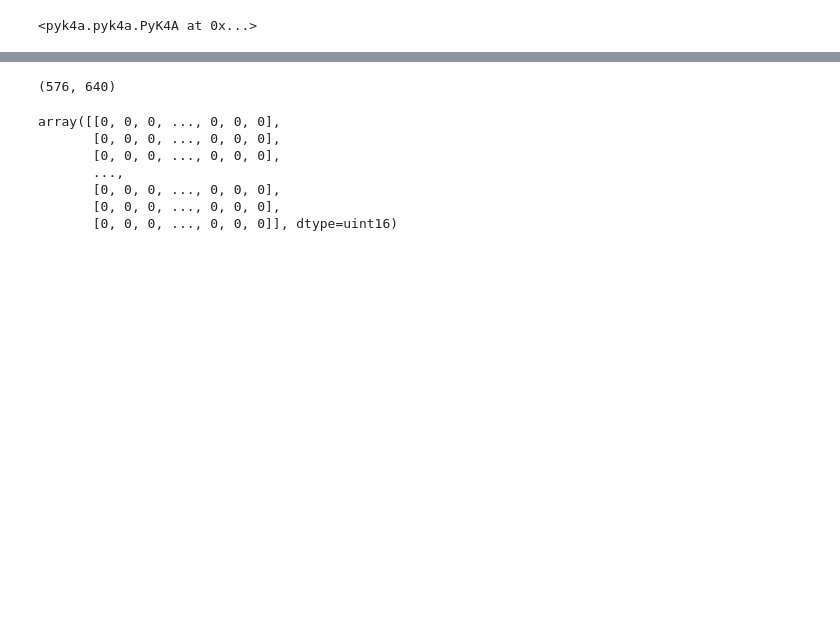
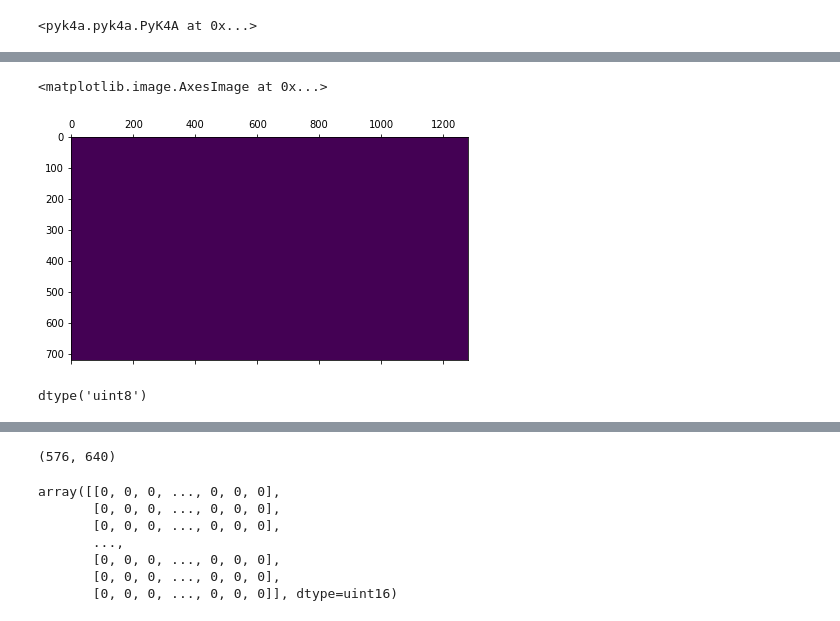
Before and after one commit to timsainb/kinectacq, a Jupyter notebook: notebooks/test-capture-azures.ipynb, the cells around one changed output, grey strips where cells are left out. Saved outputs shown, nothing was run; the diff lists cells and outputs as text; code cells hidden in the pictures; blank space fills up the shorter version.

```diff
--- a/notebooks/test-capture-azures.ipynb
+++ b/notebooks/test-capture-azures.ipynb
@@ -97,0 +111,9 @@ np.shape(capture.depth)
+# %%
+plt.matshow(capture.color[:,:,3])
+# %% [output]
+<matplotlib.image.AxesImage at 0x...>
+[figure, added]
+# %%
+capture.color.dtype
+# %% [output]
+dtype('uint8')
```
Also changed, not shown: parts of 11 cells of this notebook, 3 other files.
